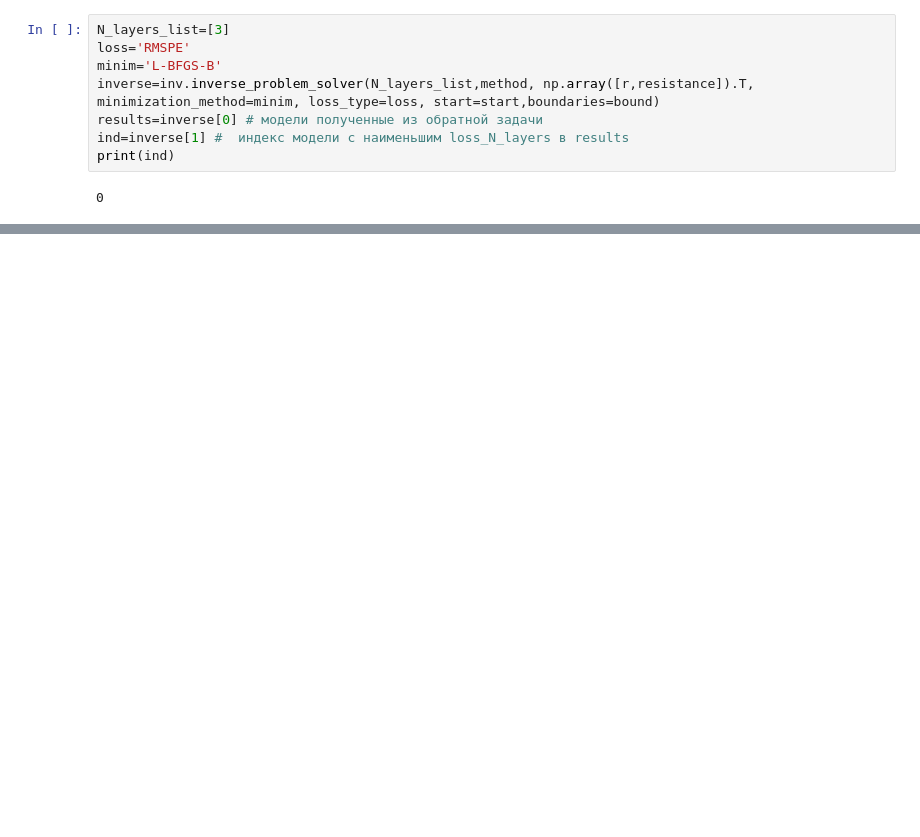
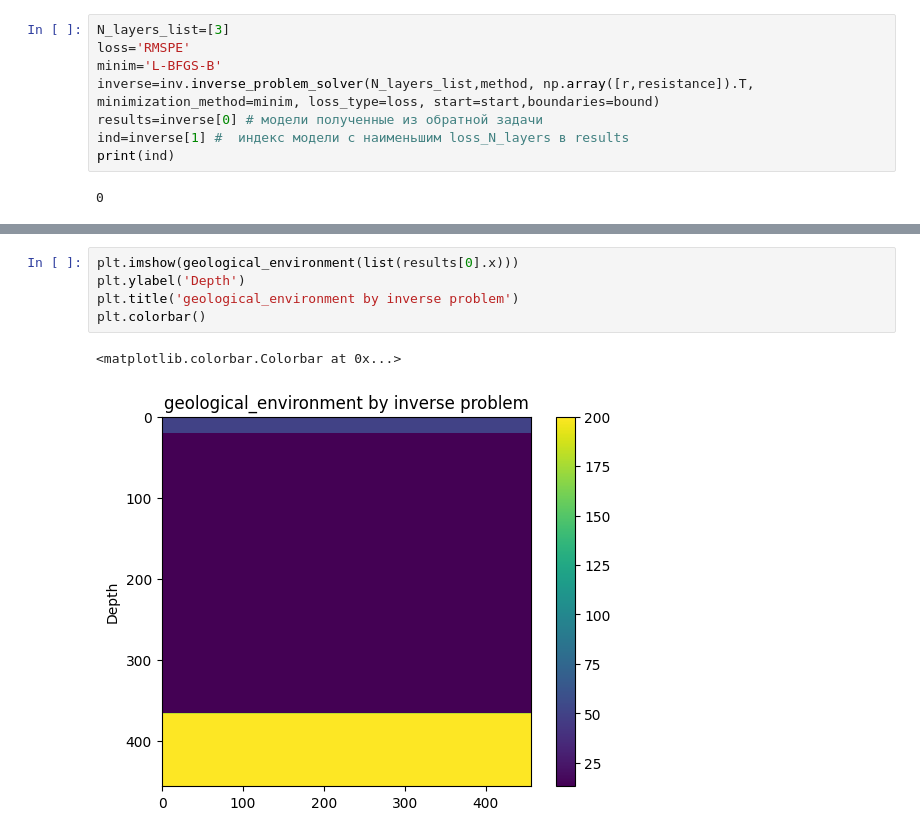
Before and after one commit to arty0mkha/electrical-prospecting, a Jupyter notebook: comparation.ipynb, the cells around one changed output, grey strips where cells are left out. Drawn from its saved outputs; the diff is of its cells as text; blank space fills up the shorter version.

```diff
--- a/comparation.ipynb
+++ b/comparation.ipynb
@@ -81,0 +108,8 @@ array([ 50.10013778,  28.14683292,   8.52547341, 203.50685035,
+# %%
+plt.imshow(geological_environment(list(results[0].x)))
+plt.ylabel('Depth')
+plt.title('geological_environment by inverse problem')
+plt.colorbar()
+# %% [output]
+<matplotlib.colorbar.Colorbar at 0x...>
+[figure, added]
```
Also changed, not shown: parts of 10 cells of this notebook.
